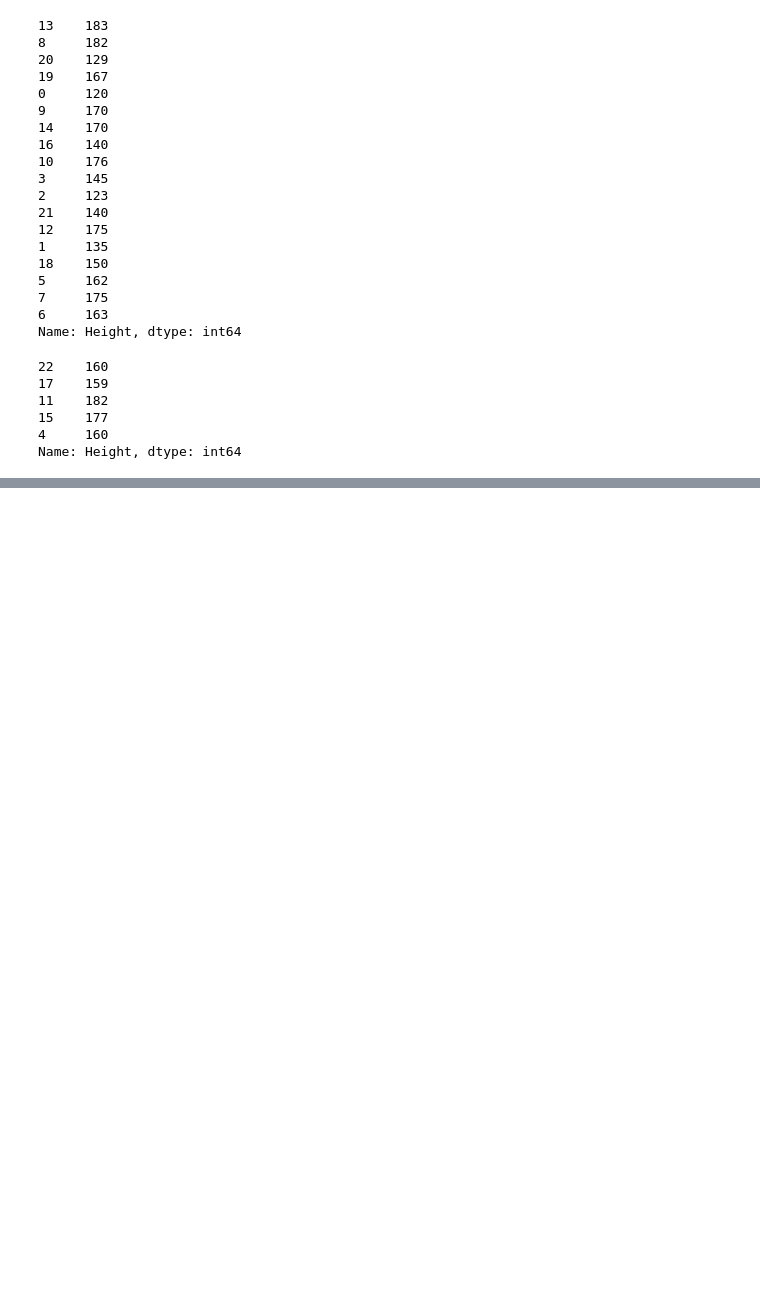
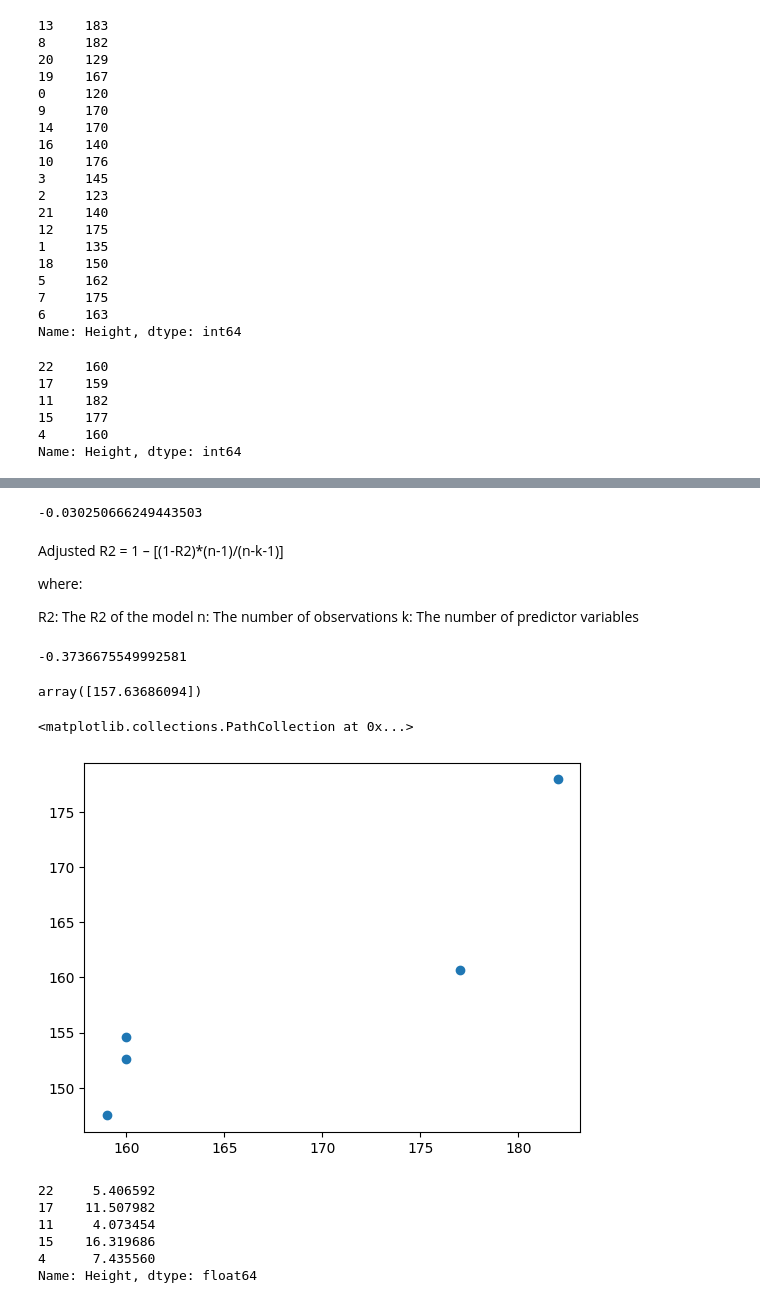
Before and after one commit to afadnan/ds_ml_dl, a Jupyter notebook: mlcodes/01_LinearRegression/01_simple_LR.ipynb, the cells around one changed output, grey strips where cells are left out. Drawn from its saved outputs; the diff is of its cells as text; code cells hidden in the pictures; blank space fills up the shorter version.

```diff
--- a/mlcodes/01_LinearRegression/01_simple_LR.ipynb
+++ b/mlcodes/01_LinearRegression/01_simple_LR.ipynb
@@ -71,0 +131,2 @@ ValueError: Expected a 2-dimensional container but got <class 'pandas.core.serie
+# %%
+y_pred_test=regressor.predict(X_test)
@@ -71,0 +177,42 @@ ValueError: Expected a 2-dimensional container but got <class 'pandas.core.serie
+# %%
+from sklearn.metrics import r2_score
+score=r2_score(y_test,y_pred_test)
+print(score)
+# %% [output]
+-0.030250666249443503
+# %% [markdown]
+
+Adjusted R2 = 1 – [(1-R2)*(n-1)/(n-k-1)]
+
+where:
+
+R2: The R2 of the model n: The number of observations k: The number of predictor variables
+# %%
+#display adjusted R-squared
+1 - (1-score)*(len(y_test)-1)/(len(y_test)-X_test.shape[1]-1)
+# %% [output]
+-0.3736675549992581
+# %%
+regressor.predict(scaler.transform([[75]]))
+# %% [output]
+array([157.63686094])
+# %%
+## Assumptions
+
+## plot a scatter plot for the prediction
+plt.scatter(y_test,y_pred_test)
+# %% [output]
+<matplotlib.collections.PathCollection at 0x...>
+[figure, added]
+# %%
+## Residuals
+residuals=y_test-y_pred_test
+
+residuals
+# %% [output]
+22     5.406592
+17    11.507982
+11     4.073454
+15    16.319686
+4      7.435560
+Name: Height, dtype: float64
```
Also changed, not shown: parts of 24 cells of this notebook, 2 other files.
